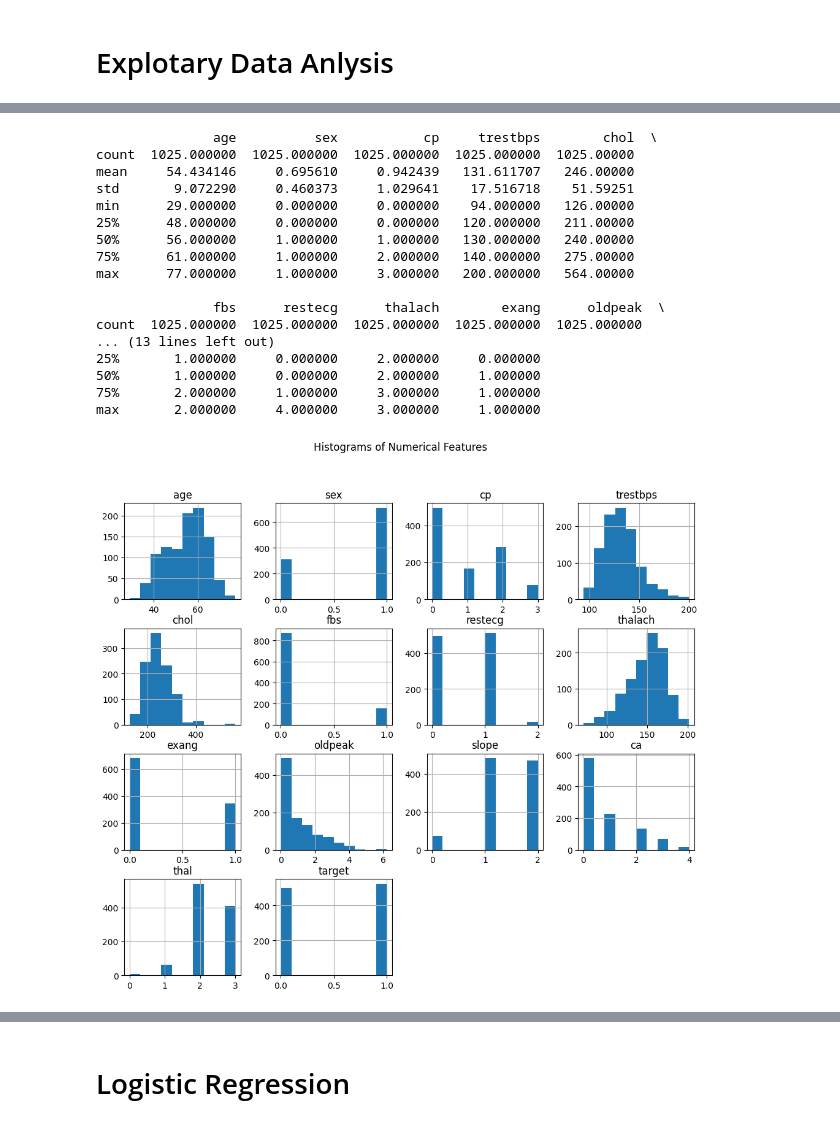
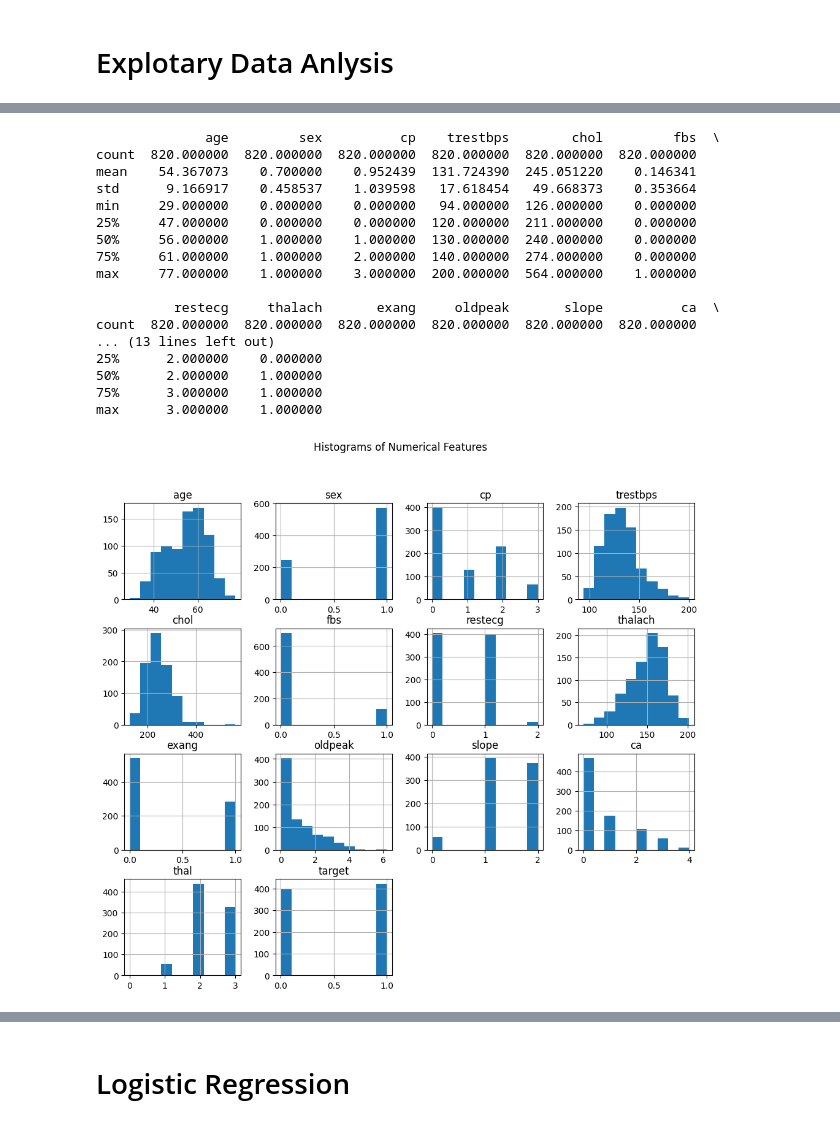
Before and after one commit to sandun7787/CIS-6009-FInal-project-prediction, a Jupyter notebook: Heart Prediction.ipynb, the cells around one changed output, grey strips where cells are left out. Drawn from its saved outputs; the diff is of its cells as text; code cells hidden in the pictures.

```diff
--- a/Heart Prediction.ipynb
+++ b/Heart Prediction.ipynb
@@ -87,3 +87,7 @@ plt.show()  # Show the histograms.
 heart_data.shape
 # %% [output]
 (1025, 14)
+# %%
+from sklearn.model_selection import train_test_split
+
+training_set, test_set = train_test_split(heart_data, test_size=0.2, random_state=42)
@@ -156,50 +187,50 @@ plt.show()
 # %%
 import matplotlib.pyplot as plt
 import seaborn as sns
 
 # Summary Statistics
-print(heart_data.describe())
+print(training_set.describe())
 
 # Histograms for numerical features
-heart_data.hist(figsize=(12, 10))
+training_set.hist(figsize=(12, 10))
 plt.suptitle('Histograms of Numerical Features')
 plt.show()
 
 # Boxplots for numerical features
 plt.figure(figsize=(12, 10))
-sns.boxplot(data=heart_data)
+sns.boxplot(data=training_set)
 plt.title('Boxplots of Numerical Features')
 plt.show()
 
 # Correlation Matrix
-correlation_matrix = heart_data.corr()
+correlation_matrix = training_set.corr()
 plt.figure(figsize=(12, 10))
 sns.heatmap(correlation_matrix, annot=True, cmap='coolwarm', fmt=".2f")
 plt.title('Correlation Matrix')
 plt.show()
 
 # Pairplot for selected features
 selected_features = ['age', 'sex', 'cp', 'trestbps', 'chol', 'fbs', 'thalach', 'exang', 'oldpeak', 'slope', 'ca', 'thal', 'target']
-sns.pairplot(heart_data[selected_features])
+sns.pairplot(training_set[selected_features])
 plt.title('Pairplot of Selected Features')
 plt.show()
 # %% [output]
-               age          sex           cp     trestbps        chol  \
-count  1025.000000  1025.000000  1025.000000  1025.000000  1025.00000
-mean     54.434146     0.695610     0.942439   131.611707   246.00000
-std       9.072290     0.460373     1.029641    17.516718    51.59251
-min      29.000000     0.000000     0.000000    94.000000   126.00000
-25%      48.000000     0.000000     0.000000   120.000000   211.00000
-50%      56.000000     1.000000     1.000000   130.000000   240.00000
-75%      61.000000     1.000000     2.000000   140.000000   275.00000
-max      77.000000     1.000000     3.000000   200.000000   564.00000
+              age         sex          cp    trestbps        chol         fbs  \
+count  820.000000  820.000000  820.000000  820.000000  820.000000  820.000000
+mean    54.367073    0.700000    0.952439  131.724390  245.051220    0.146341
+std      9.166917    0.458537    1.039598   17.618454   49.668373    0.353664
+min     29.000000    0.000000    0.000000   94.000000  126.000000    0.000000
+25%     47.000000    0.000000    0.000000  120.000000  211.000000    0.000000
+50%     56.000000    1.000000    1.000000  130.000000  240.000000    0.000000
+75%     61.000000    1.000000    2.000000  140.000000  274.000000    0.000000
+max     77.000000    1.000000    3.000000  200.000000  564.000000    1.000000
 
-               fbs      restecg      thalach        exang      oldpeak  \
-count  1025.000000  1025.000000  1025.000000  1025.000000  1025.000000
+          restecg     thalach       exang     oldpeak       slope          ca  \
+count  820.000000  820.000000  820.000000  820.000000  820.000000  820.000000
 ... (13 lines left out)
-25%       1.000000     0.000000     2.000000     0.000000
-50%       1.000000     0.000000     2.000000     1.000000
-75%       2.000000     1.000000     3.000000     1.000000
-max       2.000000     4.000000     3.000000     1.000000
+25%      2.000000    0.000000
+50%      2.000000    1.000000
+75%      3.000000    1.000000
+max      3.000000    1.000000
-[figure, old version]
+[figure, new version]
 [figure]
```
Also changed, not shown: parts of 30 cells of this notebook, 2 other files.
